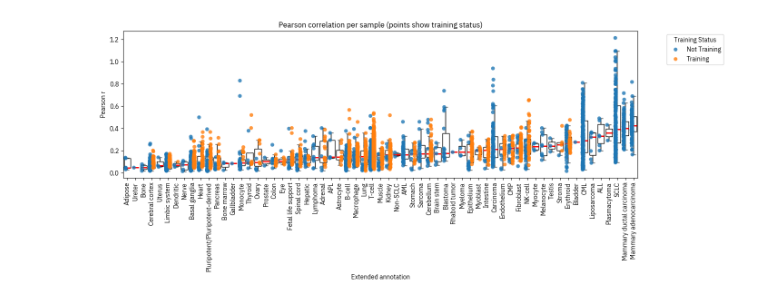
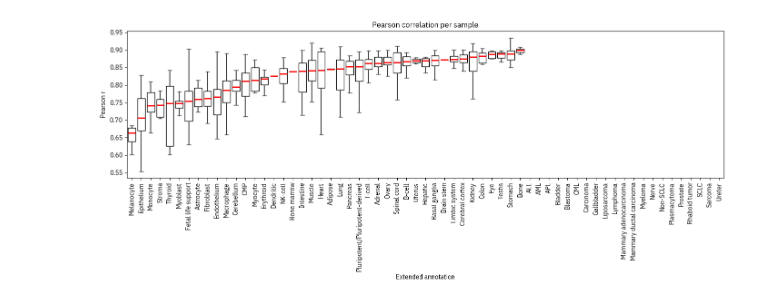
Before and after one commit to vierstralab/vinson, a Jupyter notebook: plots/across_ag_pearson.ipynb, the cells around one changed output. Drawn from its saved outputs; the diff is of its cells as text; code cells hidden in the pictures.

Commit message:
plots

```diff
--- a/plots/across_ag_pearson.ipynb
+++ b/plots/across_ag_pearson.ipynb
@@ -20,3 +45,3 @@ pearson_df = pd.read_table('/home/mbrannon/tmp/ag_preds_nll/metrics_summary.txt'
 # %%
-pearson_df=pearson_df.rename(columns={'AG_ID': 'ag_id', "Pearson":"pearson_r"})
+merged_df = merged_df.rename(columns={'sample_id':'ag_id'})
 # %%
@@ -129,9 +167,11 @@ human_colors = {
     "Ureter":"#a7b717",
     "Uterus":"#bb2948",
 }
+# %%
+merged = merged_df
 # %%
 #add custom colors
-annotation_color = human_colors
+annotation_colors = human_colors
 merged["color"] = merged["extended_annotation"].map(annotation_colors)
 
 #sort by annotation
@@ -165,58 +186,35 @@ merged
-# %%
-# Add a column for training status
-merged["training_status"] = merged["ag_id"].isin(combined).map(
-    {True: "Training", False: "Not Training"}
-)
-#separate by cancer
-merged["annotation_group"] = (
-    merged["extended_annotation"] + " (" + merged["pathological_state"] + ")"
-)
 # %%
 # Compute combined order by median correlation
 order = (
-    merged.groupby("extended_annotation")["Mean_NLL"]
+    merged.groupby("extended_annotation")["pearson"]
     .median()
     .sort_values()
     .index
 )
 
 
 plt.figure(figsize=(14, 6))
 
 # Boxplot (overall distribution)
 sns.boxplot(
     data=merged,
     x="extended_annotation",
-    y="Mean_NLL",
+    y="pearson",
     order=order,
     showcaps=True,
     boxprops={'facecolor':'none', "edgecolor":"black"},
     showfliers=False,
     whiskerprops={'linewidth':1.5},
     medianprops={'color':'red', 'linewidth':2}
 )
 
-# Overlay individual points, colored by training status
-sns.stripplot(
-    data=merged,
-    x="extended_annotation",
-    y="Mean_NLL",
-    hue="training_status",
-    order=order,
-    dodge=True,          # separates points slightly by hue
-    jitter=True,         # spread points for visibility
-    marker="o",
-    size=6,
-    alpha=0.8
-)
-
 plt.xticks(rotation=90)
 plt.xlabel("Extended annotation")
 plt.ylabel("Pearson r")
-plt.title("Pearson correlation per sample (points show training status)")
+plt.title("Pearson correlation per sample")
 
-plt.legend(title="Training Status", bbox_to_anchor=(1.05, 1), loc="upper left")
+#plt.legend(title="Training Status", bbox_to_anchor=(1.05, 1), loc="upper left")
 plt.tight_layout()
 plt.show()
 # %% [output]
-[figure, old version]
+[figure, new version]
```
Also changed, not shown: parts of 12 cells of this notebook.
